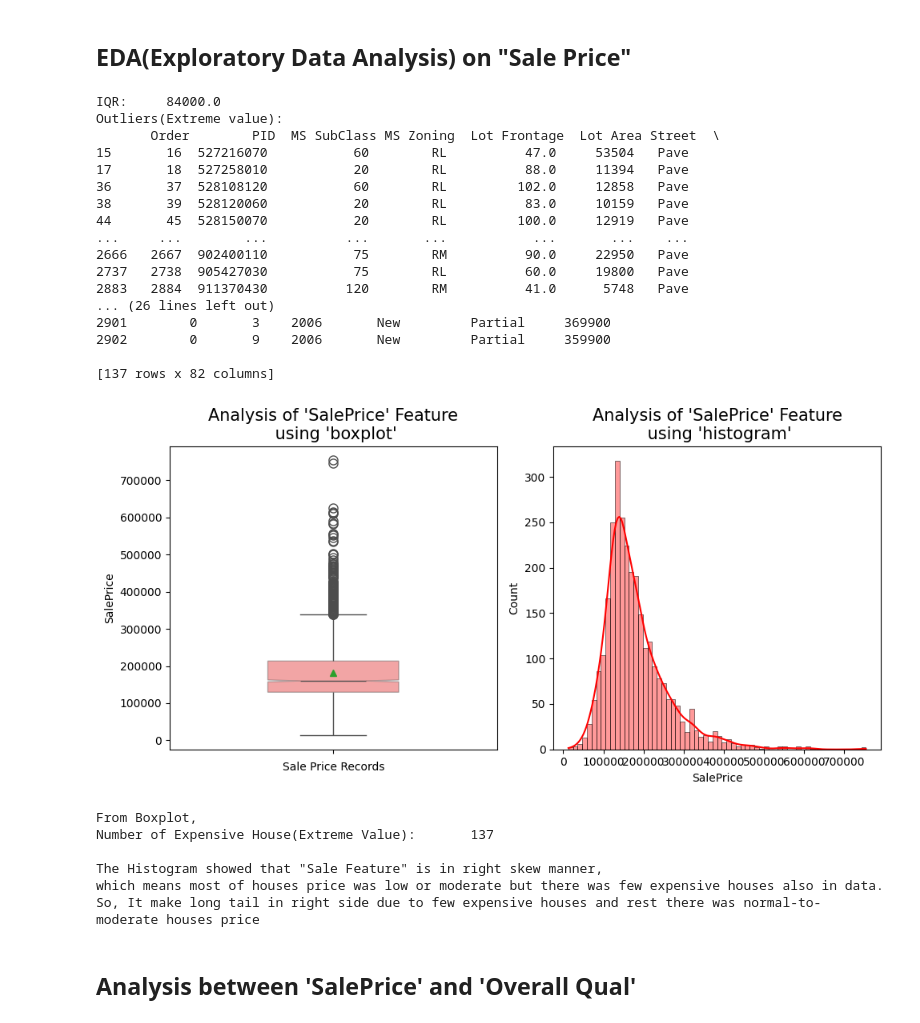
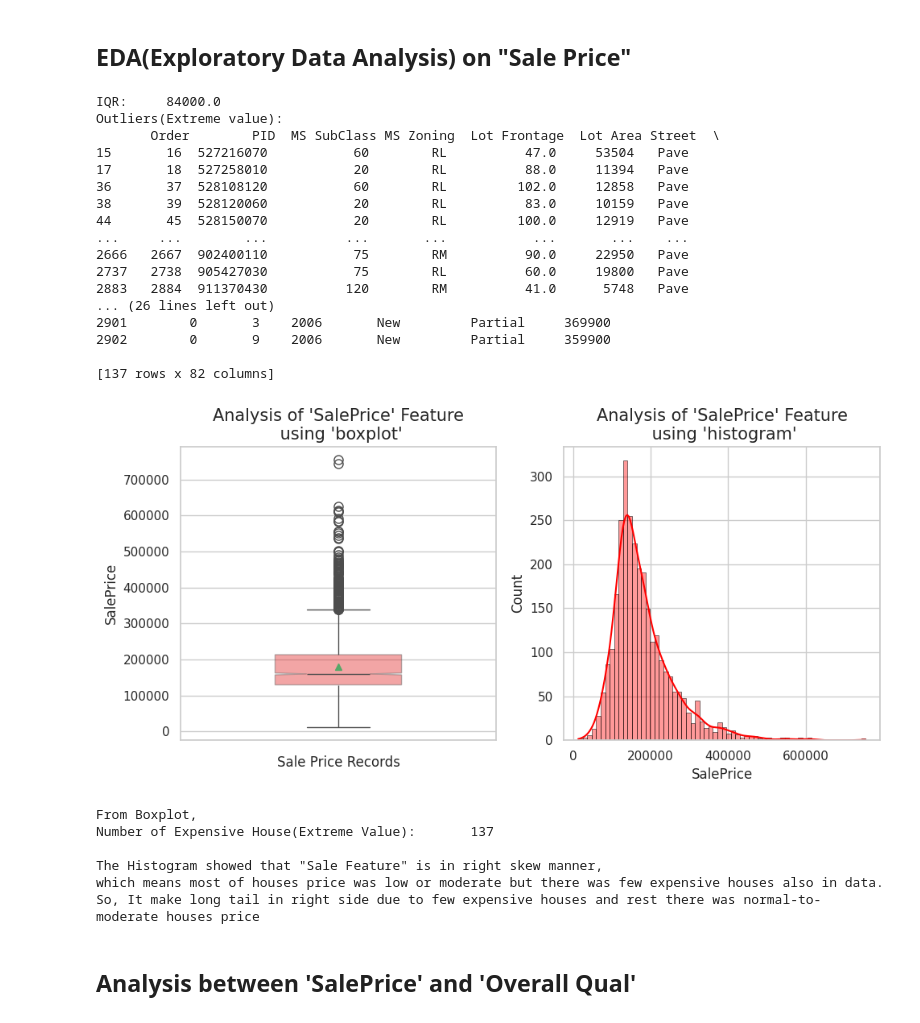
Before and after one commit to ArthJain123/House-Price-Prediction-using-Machine-Learning, a Jupyter notebook: House_Price_Prediction.ipynb, the cells around one changed output. Drawn from its saved outputs; the diff is of its cells as text; code cells hidden in the pictures.

Commit message:
Enhance Ames Housing project with EDA and business insights

```diff
--- a/House_Price_Prediction.ipynb
+++ b/House_Price_Prediction.ipynb
@@ -6,7 +6,7 @@ import seaborn as sns
 # %% [markdown]
 ## Data Analysis
 # %%
-data = pd.read_csv("data/Ames_Housing_Project.csv")
+data = pd.read_csv("//content/Ames_Housing_Project.csv")
 
 # ============================== Data Analysis ================================
 
@@ -94,7 +94,7 @@ outlier = data[(data["SalePrice"] > upper) | (data["SalePrice"] < lower)]
 
 print("Outliers(Extreme value): \n",outlier,"\n")
 
-
+sns.set(style = "whitegrid")
 
 plt.figure(figsize = (10,5))
 plt.subplot(1,2,1)
@@ -118,34 +118,34 @@ plt.show()
 print(f"""
 From Boxplot,
 Number of Expensive House(Extreme Value): \t{outlier.shape[0]}
 
 The Histogram showed that "Sale Feature" is in right skew manner,
 which means most of houses price was low or moderate but there was few expensive houses also in data.
 So, It make long tail in right side due to few expensive houses and rest there was normal-to- moderate houses price
 \n\n""")
 
 # I hypothesize that SalePrice feature was depend on -> Year Built,Overall Cond,Kitchen Qual,
                                                     #   Pool Area,Garage Area.Full Bath,Gr Liv Area
                                                     #   Total Bsmt SF(Total area of basement),Fireplaces
 # %% [output]
 IQR:     84000.0
 Outliers(Extreme value):
        Order        PID  MS SubClass MS Zoning  Lot Frontage  Lot Area Street  \
 15       16  527216070           60        RL          47.0     53504   Pave
 17       18  527258010           20        RL          88.0     11394   Pave
 36       37  528108120           60        RL         102.0     12858   Pave
 38       39  528120060           20        RL          83.0     10159   Pave
 44       45  528150070           20        RL         100.0     12919   Pave
 ...     ...        ...          ...       ...           ...       ...    ...
 2666   2667  902400110           75        RM          90.0     22950   Pave
 2737   2738  905427030           75        RL          60.0     19800   Pave
 2883   2884  911370430          120        RM          41.0      5748   Pave
 ... (26 lines left out)
 2901        0       3    2006       New         Partial     369900
 2902        0       9    2006       New         Partial     359900
 
 [137 rows x 82 columns]
-[figure, old version]
+[figure, new version]
 From Boxplot,
 Number of Expensive House(Extreme Value):       137
 
```
Also changed, not shown: parts of 15 cells of this notebook.
